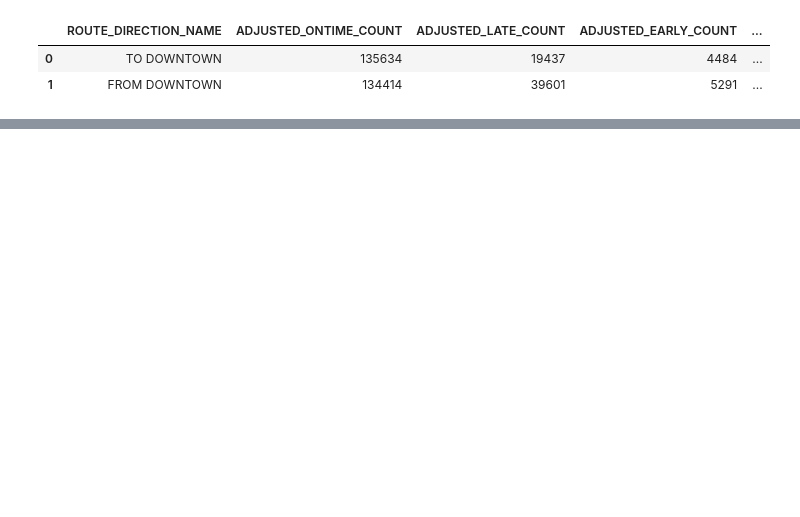
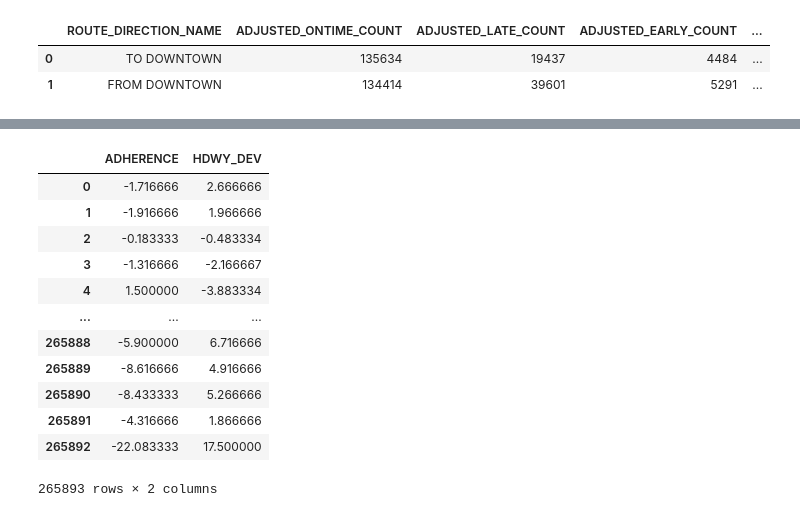
Before and after one commit to NewForce-Cohort-11-Data/wego-sir-bus-a-lot, a Jupyter notebook: notebooks/GP_WeGo_CS.ipynb, the cells around one changed output, grey strips where cells are left out. Cells and saved outputs as stored; diff of their text form; code cells hidden in the pictures; blank space fills up the shorter version.

```diff
--- a/notebooks/GP_WeGo_CS.ipynb
+++ b/notebooks/GP_WeGo_CS.ipynb
@@ -258,0 +362,18 @@ plt.show()
+# %%
+# 2. Drop NA, create correlation variable
+wego_corr = wego[['ADHERENCE', 'HDWY_DEV']].dropna().reset_index(drop=True)
+wego_corr
+# %% [output]
+|  | ADHERENCE | HDWY_DEV |
+| 0 | -1.716666 | 2.666666 |
+| 1 | -1.916666 | 1.966666 |
+| 2 | -0.183333 | -0.483334 |
+| 3 | -1.316666 | -2.166667 |
+| 4 | 1.500000 | -3.883334 |
+| ... | ... | ... |
+| 265888 | -5.900000 | 6.716666 |
+| 265889 | -8.616666 | 4.916666 |
+| 265890 | -8.433333 | 5.266666 |
+| 265891 | -4.316666 | 1.866666 |
+| 265892 | -22.083333 | 17.500000 |
+265893 rows × 2 columns
```
Also changed, not shown: parts of 45 cells of this notebook, 5 other files.
